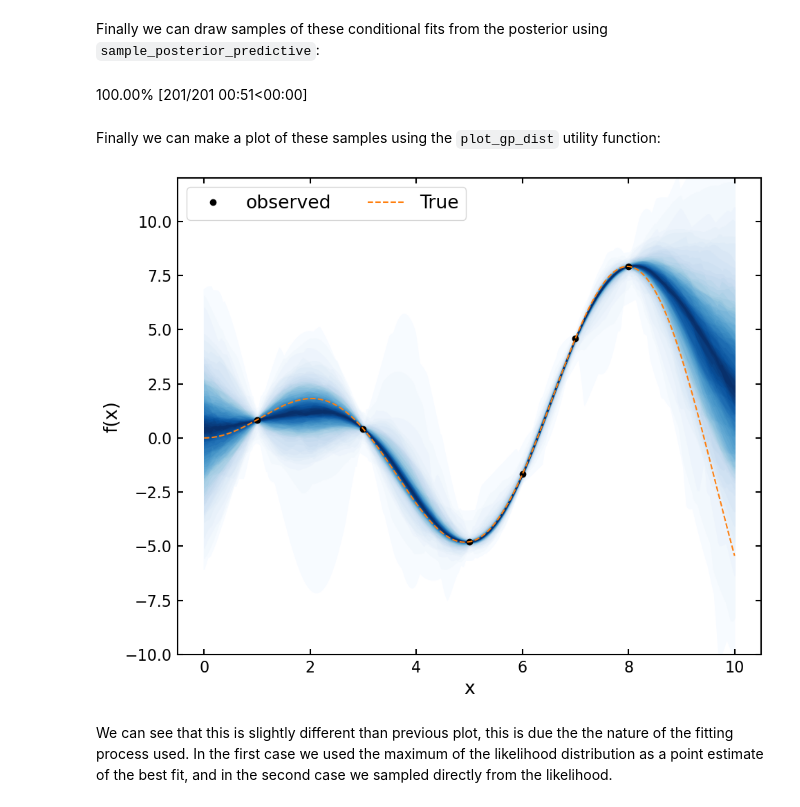
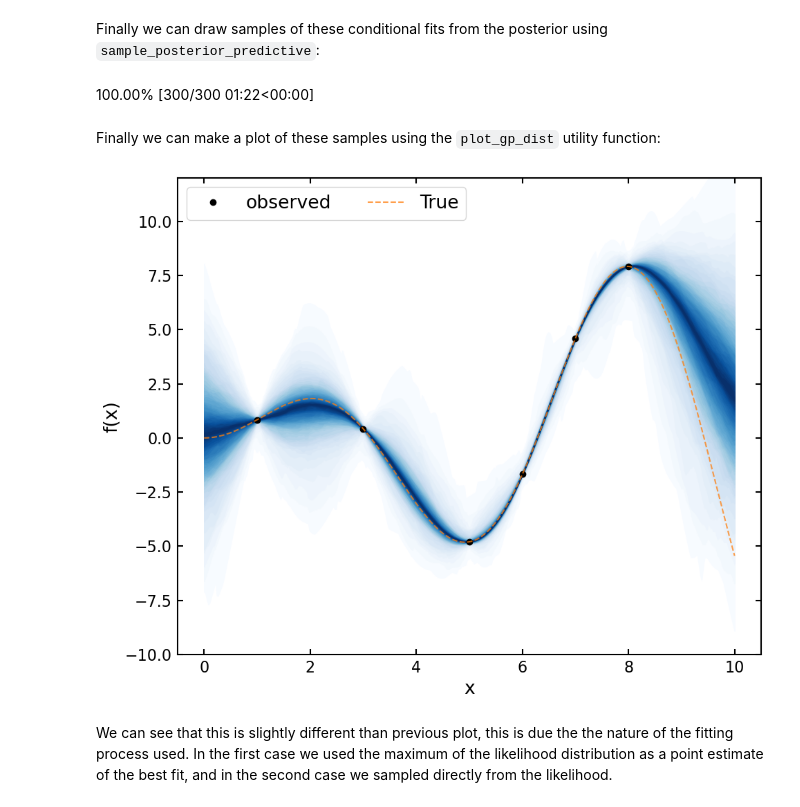
Before and after one commit to CKrawczyk/jupyter_data_languages, a Jupyter notebook: Gaussian_process_regression_pymc.ipynb, the cells around one changed output. Saved outputs shown, nothing was run; the diff lists cells and outputs as text; code cells hidden in the pictures.

```diff
--- a/Gaussian_process_regression_pymc.ipynb
+++ b/Gaussian_process_regression_pymc.ipynb
@@ -197,45 +197,46 @@ with model:
 # %% [markdown]
 Finally we can draw samples of these conditional fits from the posterior using `sample_posterior_predictive`:
 # %%
-# keep 1 in 20 from the trace
-thin_trace = trace.sel(draw=slice(None, None, 15))
+# keep 1 in 10 from the trace
+thin_trace = trace.sel(draw=slice(None, None, 10))
 
 with model:
     ppc = pm.sample_posterior_predictive(thin_trace, var_names=['f_new'])
 # %% [output]
-100.00% [201/201 00:51<00:00]
+100.00% [300/300 01:22<00:00]
 # %% [markdown]
 Finally we can make a plot of these samples using the `plot_gp_dist` utility function:
 # %%
-plt.figure(6, figsize=(10, 8))
+plt.figure(3, figsize=(10, 8))
 ax = plt.gca()
 
 plt.plot(x1, y1, 'ok', label='observed')
 
 pm.gp.util.plot_gp_dist(
     ax,
     ppc.posterior_predictive.f_new.data.reshape(-1, 500),
     X_new,
     plot_samples=False,
     palette="Blues",
     fill_alpha=1
 )
 
 plt.plot(
     X_new,
     X_new * np.sin(X_new),
     '--',
     color='C1',
-    label='True'
+    label='True',
+    alpha=0.75
 )
 
 plt.xlabel('x')
 plt.ylabel('f(x)')
 plt.ylim(-10, 12)
 plt.legend(loc='upper left', ncol=2)
 plt.tight_layout();
 # %% [output]
-[figure, old version]
+[figure, new version]
 # %% [markdown]
 We can see that this is slightly different than previous plot, this is due the the nature of the fitting process used.  In the first case we used the maximum of the likelihood distribution as a point estimate of the best fit, and in the second case we sampled directly from the likelihood.
 # %% [markdown]
```
Also changed, not shown: parts of 21 cells of this notebook, 1 other file.
